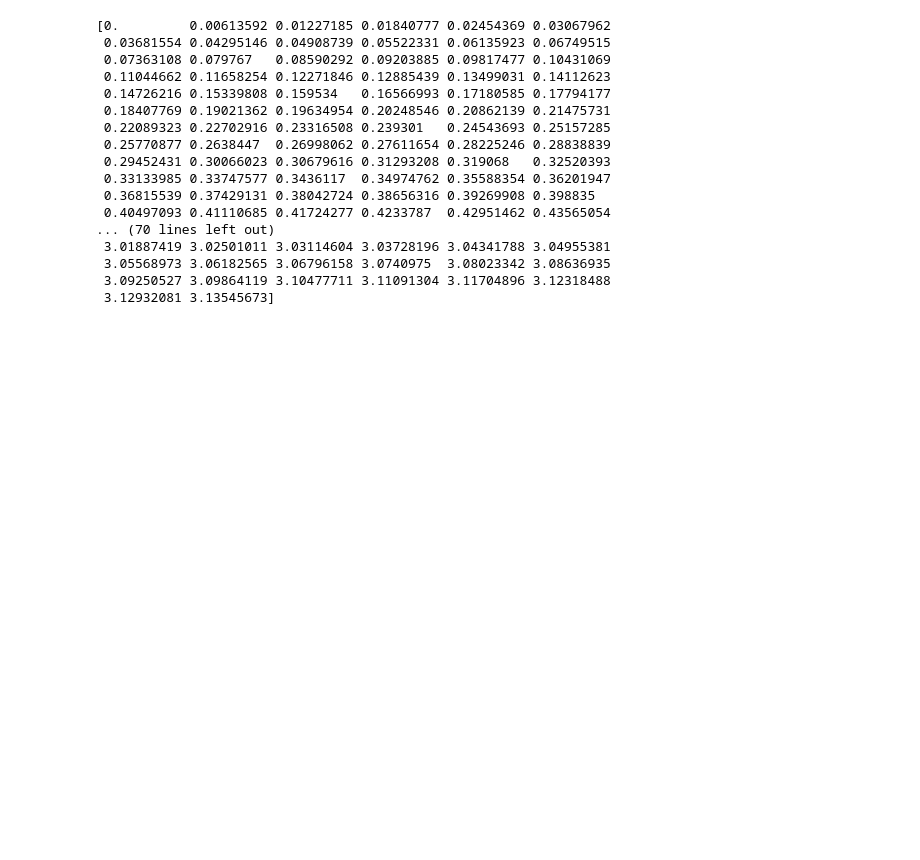
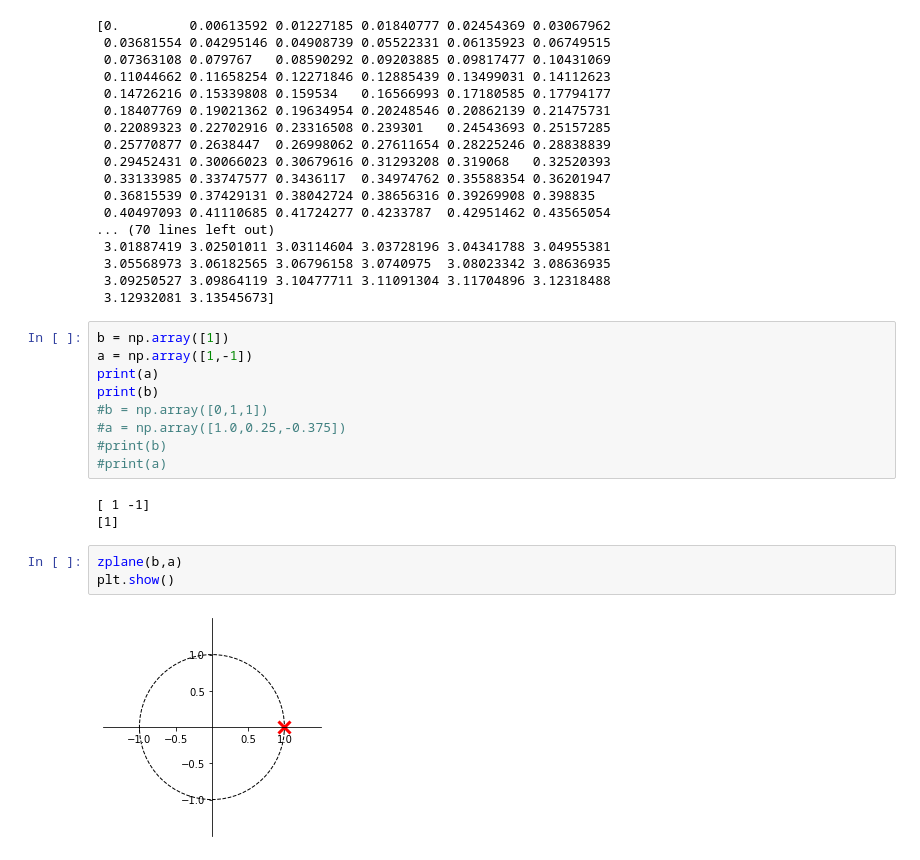
Before and after one commit to liletian/python, a Jupyter notebook: Z_signal_process.ipynb, the cells around one changed output. Cells and saved outputs as stored; diff of their text form; blank space fills up the shorter version.

```diff
--- a/Z_signal_process.ipynb
+++ b/Z_signal_process.ipynb
@@ -350,3 +350,20 @@ print(w)
  3.05568973 3.06182565 3.06796158 3.0740975  3.08023342 3.08636935
  3.09250527 3.09864119 3.10477711 3.11091304 3.11704896 3.12318488
  3.12932081 3.13545673]
+# %%
+b = np.array([1])
+a = np.array([1,-1])
+print(a)
+print(b)
+#b = np.array([0,1,1])
+#a = np.array([1.0,0.25,-0.375])
+#print(b)
+#print(a)
+# %% [output]
+[ 1 -1]
+[1]
+# %%
+zplane(b,a)
+plt.show()
+# %% [output]
+[figure, added]
```
Also changed, not shown: parts of 5 cells of this notebook.
